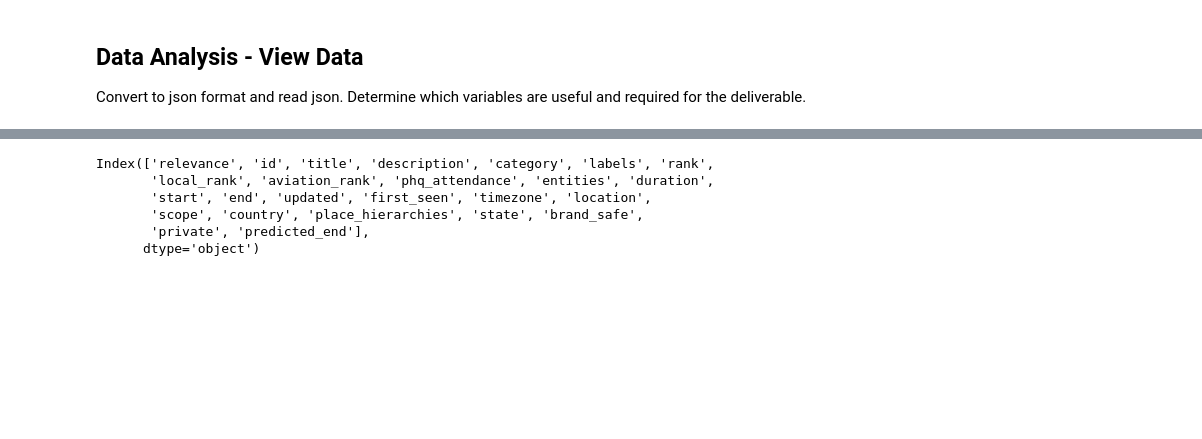
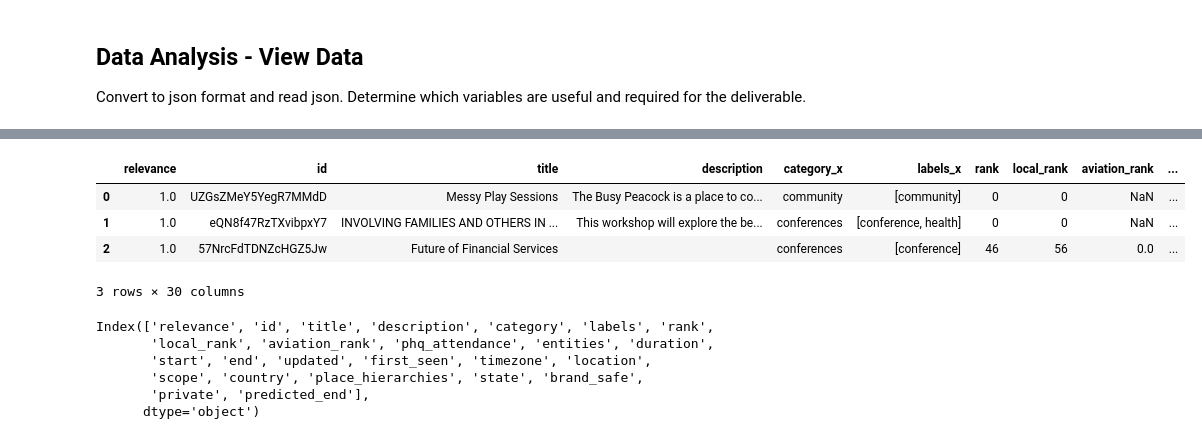
Before and after one commit to annabelcheong/project2, a Jupyter notebook: events.ipynb, the cells around one changed output, grey strips where cells are left out. Saved outputs shown, nothing was run; the diff lists cells and outputs as text; code cells hidden in the pictures; blank space fills up the shorter version.

```diff
--- a/events.ipynb
+++ b/events.ipynb
@@ -124,4 +128,14 @@ events_df.head(3)
 3 rows × 24 columns
+# %%
+# events_df.join(f_address_df)
+events_final_df = pd.merge(events_df, f_address_df, left_index=True, right_index=True)
+events_final_df.head(3)
+# %% [output]
+|  | relevance | id | title | description | category_x | labels_x | rank | local_rank | aviation_rank | ... |
+| 0 | 1.0 | UZGsZMeY5YegR7MMdD | Messy Play Sessions | The Busy Peacock is a place to co... | community | [community] | 0 | 0 | NaN | ... |
+| 1 | 1.0 | eQN8f47RzTXvibpxY7 | INVOLVING FAMILIES AND OTHERS IN ... | This workshop will explore the be... | conferences | [conference, health] | 0 | 0 | NaN | ... |
+| 2 | 1.0 | 57NrcFdTDNZcHGZ5Jw | Future of Financial Services |  | conferences | [conference] | 46 | 56 | 0.0 | ... |
+3 rows × 30 columns
 # %%
 # View all columns (in dictionary: events > results). Determine required columns for deliverable.
 events_df.columns
```
Also changed, not shown: parts of 5 cells of this notebook.
